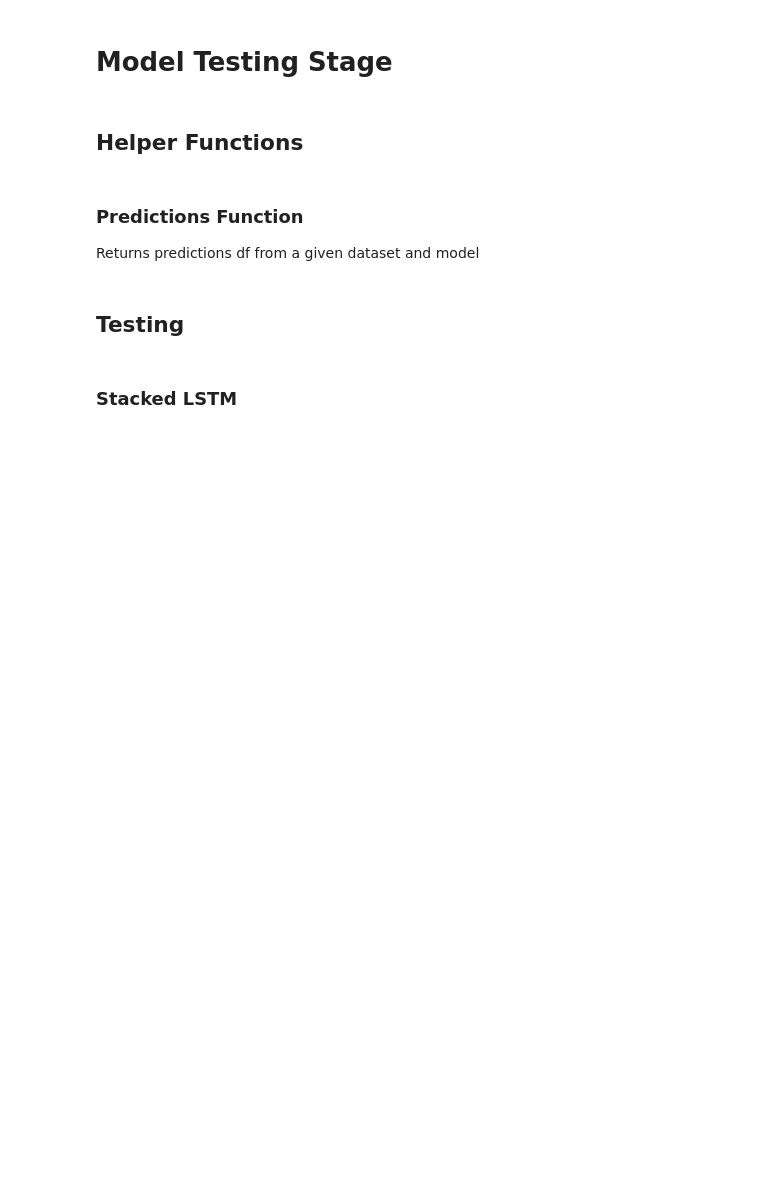
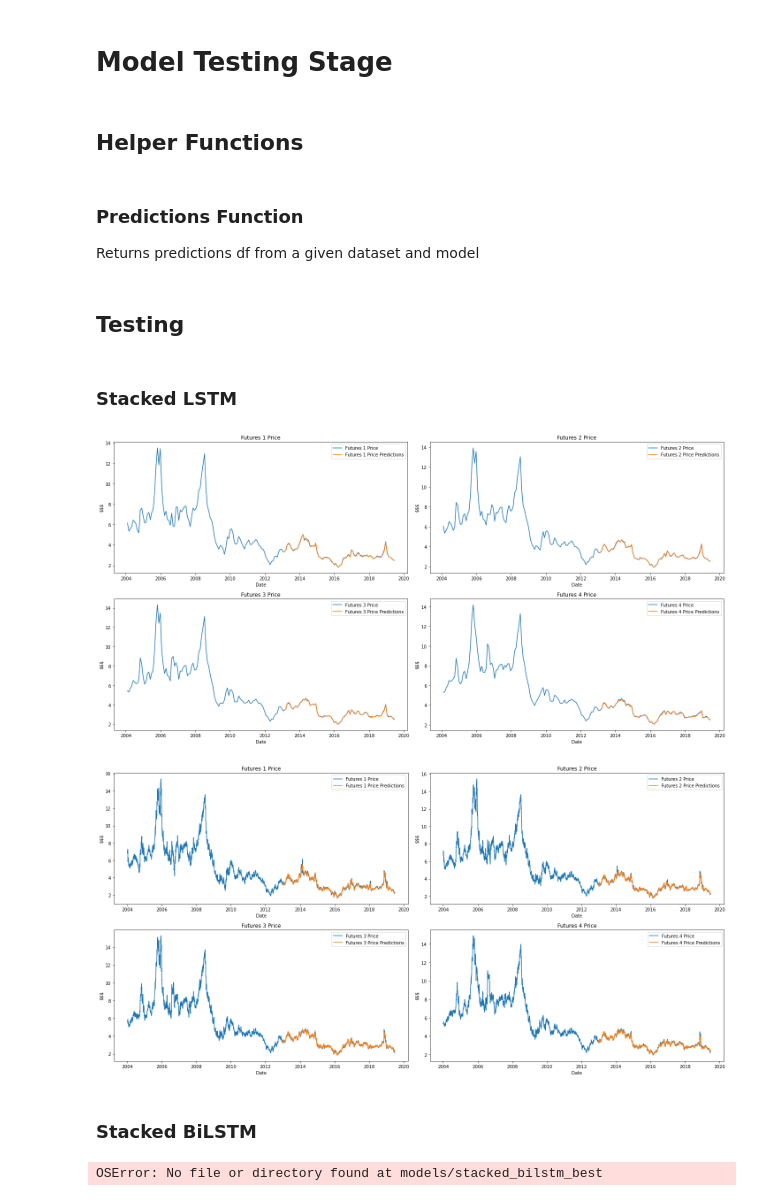
Before and after one commit to qstickmurph/cs4263-project, a Jupyter notebook: code/CS4263-Project.ipynb, the cells around one changed output. Drawn from its saved outputs; the diff is of its cells as text; code cells hidden in the pictures; blank space fills up the shorter version.

```diff
--- a/code/CS4263-Project.ipynb
+++ b/code/CS4263-Project.ipynb
@@ -695,7 +695,7 @@ LABEL_DATES = pd.date_range(datetime(year=2013, month=1, day=1), datetime(year=2
 TRAIN_SPLIT = 0.8
 VAL_SPLIT   = 0.1
 TEST_SPLIT  = 0.1
-BATCH_SIZE  = 32
+BATCH_SIZE  = 16
 REPEATS     = 1
 
 #dataset = window_df_to_ds(full_df.loc[TIMEFRAME], features=FEATURES, labels=LABELS, feature_width=FEATURE_WIDTH, label_width=LABEL_WIDTH, label_dates=LABEL_DATES)
@@ -992,3 +1171,11 @@ def get_predictions_df(model, dataset, label_width, labels, index):
 test_results = {}
 # %% [markdown]
 ### Stacked LSTM
+# %%
+stacked_lstm = tf.keras.models.load_model("models/stacked_lstm_best")
+
+test_results["stacked_lstm"] = dict(zip(stacked_lstm.metrics_names, stacked_lstm.evaluate(test_ds, verbose=0)))
+test_results["stacked_lstm"]
+# %% [output]
+[figure, added]
+[figure, added]
@@ -994,0 +1186,9 @@ test_results = {}
+# %% [markdown]
+### Stacked BiLSTM
+# %%
+stacked_bilstm = tf.keras.models.load_model("models/stacked_bilstm_best")
+
+test_results["stacked_bilstm"] = dict(zip(stacked_bilstm.metrics_names, stacked_bilstm.evaluate(test_ds, verbose=0)))
+test_results['stacked_bilstm']
+# %% [output]
+OSError: No file or directory found at models/stacked_bilstm_best
```
Also changed, not shown: parts of 17 cells of this notebook.
